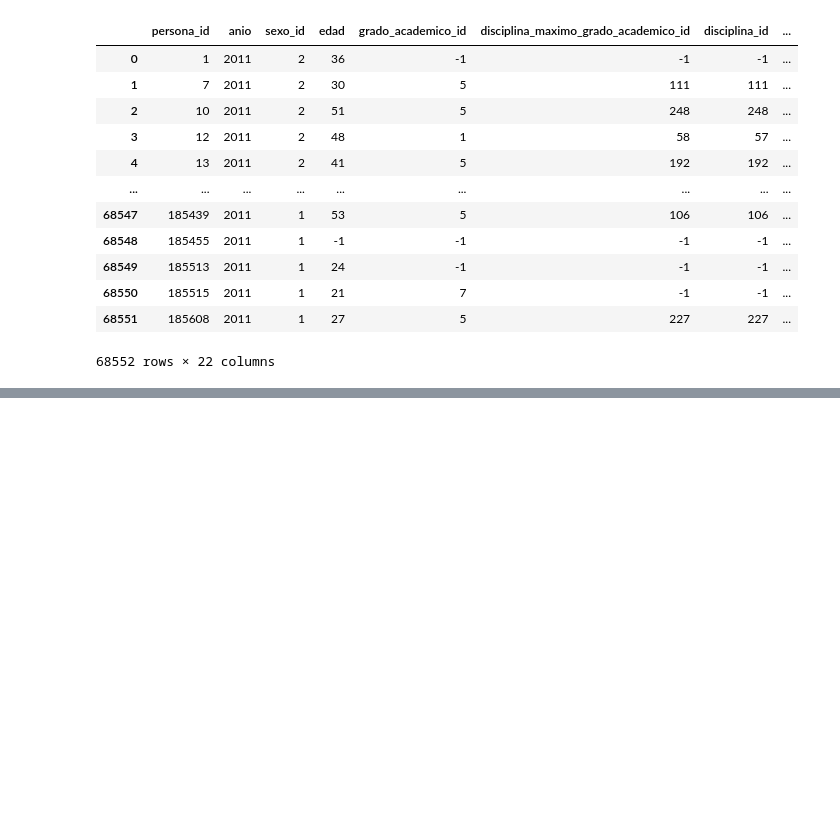
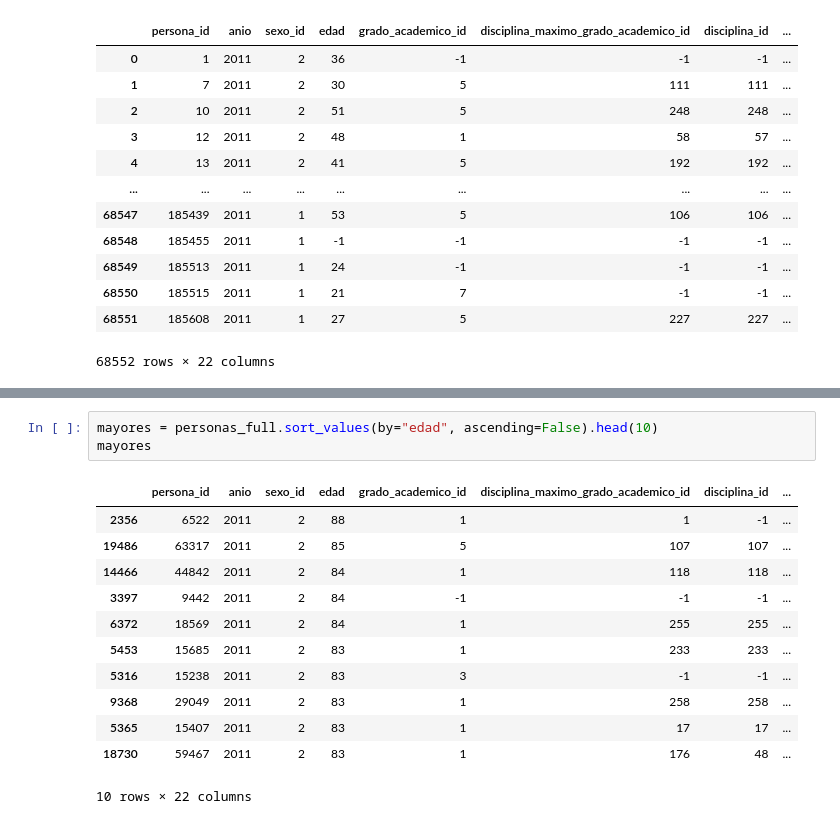
Before and after one commit to ferminitu/F_de_Informatica, a Jupyter notebook: F. de Informática/Python avanzado/Ciencia de Datos/personax.ipynb, the cells around one changed output, grey strips where cells are left out. Drawn from its saved outputs; the diff is of its cells as text; blank space fills up the shorter version.

```diff
--- a/F. de Informática/Python avanzado/Ciencia de Datos/personax.ipynb
+++ b/F. de Informática/Python avanzado/Ciencia de Datos/personax.ipynb
@@ -77,0 +94,16 @@ import matplotlib.pyplot as pit
+# %%
+mayores = personas_full.sort_values(by="edad", ascending=False).head(10)
+mayores
+# %% [output]
+|  | persona_id | anio | sexo_id | edad | grado_academico_id | disciplina_maximo_grado_academico_id | disciplina_id | ... |
+| 2356 | 6522 | 2011 | 2 | 88 | 1 | 1 | -1 | ... |
+| 19486 | 63317 | 2011 | 2 | 85 | 5 | 107 | 107 | ... |
+| 14466 | 44842 | 2011 | 2 | 84 | 1 | 118 | 118 | ... |
+| 3397 | 9442 | 2011 | 2 | 84 | -1 | -1 | -1 | ... |
+| 6372 | 18569 | 2011 | 2 | 84 | 1 | 255 | 255 | ... |
+| 5453 | 15685 | 2011 | 2 | 83 | 1 | 233 | 233 | ... |
+| 5316 | 15238 | 2011 | 2 | 83 | 3 | -1 | -1 | ... |
+| 9368 | 29049 | 2011 | 2 | 83 | 1 | 258 | 258 | ... |
+| 5365 | 15407 | 2011 | 2 | 83 | 1 | 17 | 17 | ... |
+| 18730 | 59467 | 2011 | 2 | 83 | 1 | 176 | 48 | ... |
+10 rows × 22 columns
```
Also changed, not shown: parts of 7 cells of this notebook, 2 other files.
